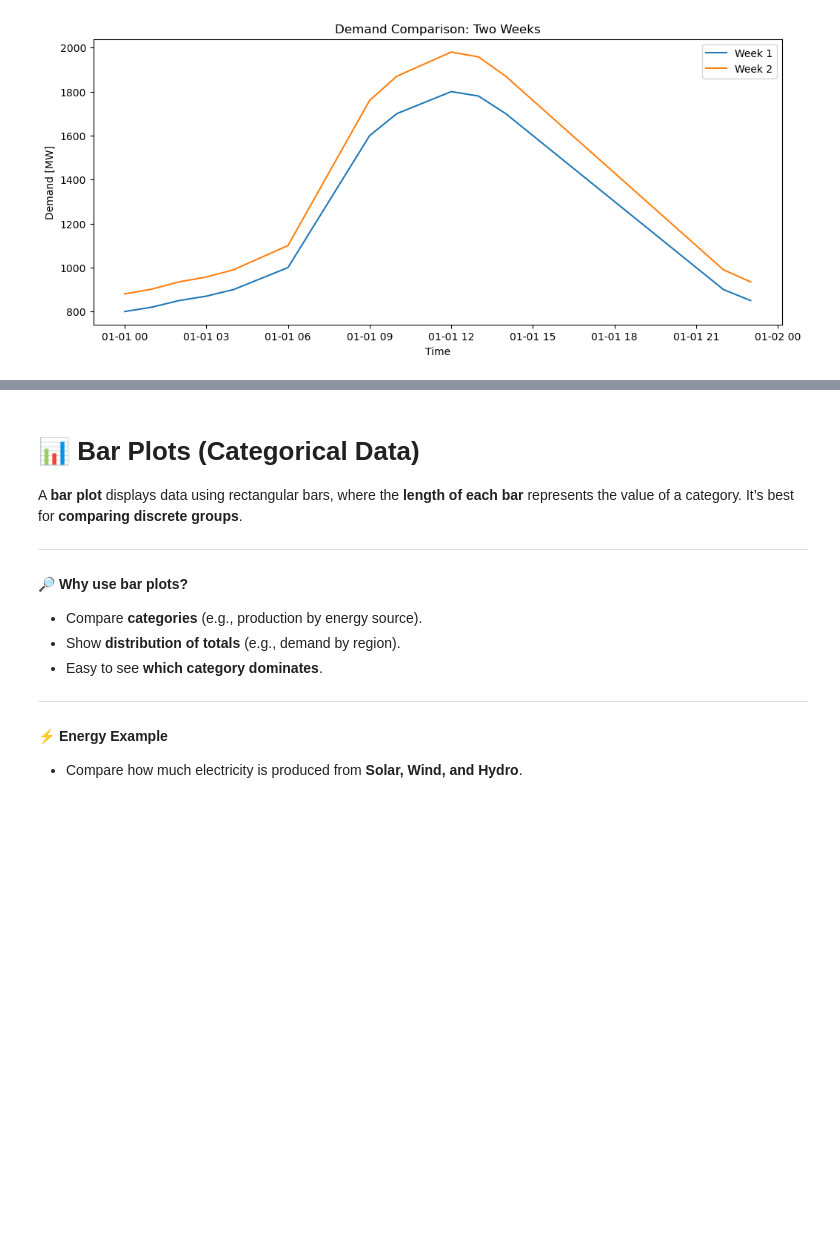
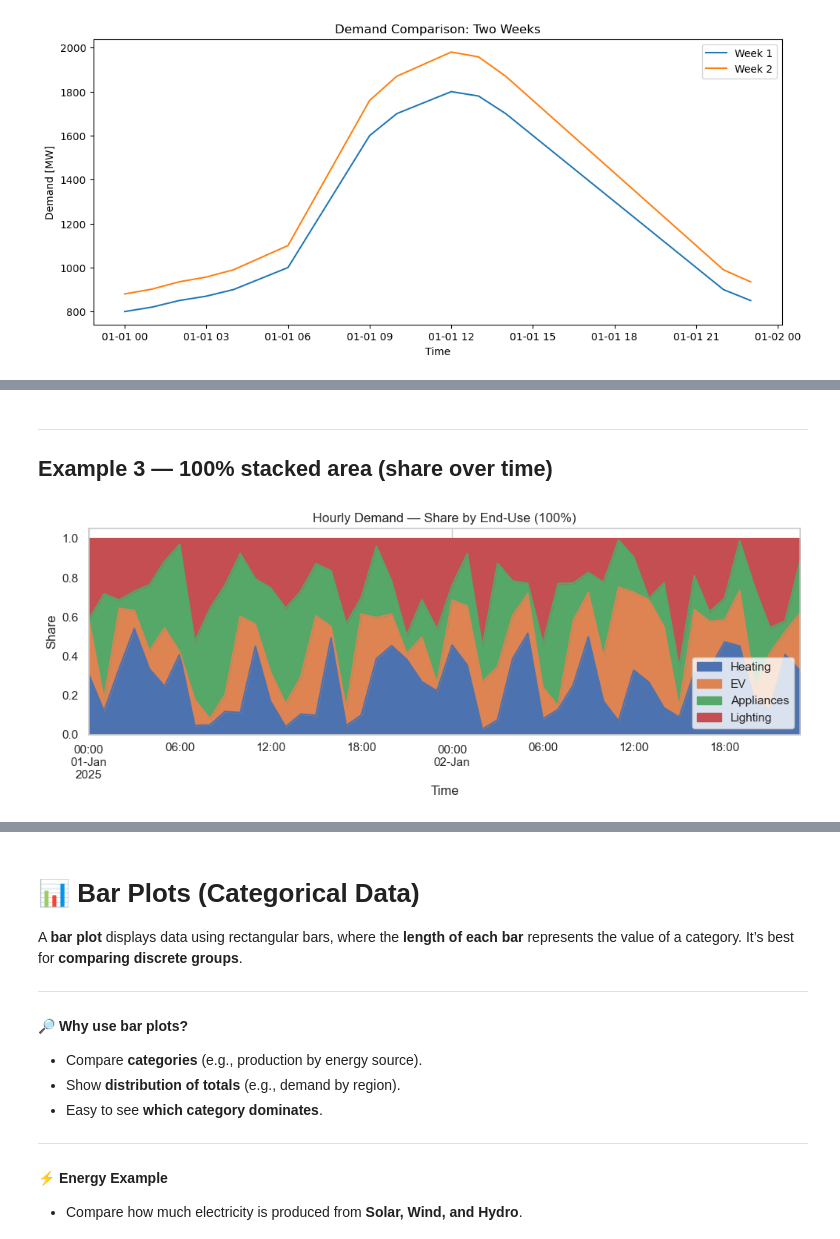
Before and after one commit to drmatson/energy_informatics, a Jupyter notebook: 05_visualization.ipynb, the cells around one changed output, grey strips where cells are left out. Saved outputs shown, nothing was run; the diff lists cells and outputs as text; code cells hidden in the pictures; blank space fills up the shorter version.

```diff
--- a/05_visualization.ipynb
+++ b/05_visualization.ipynb
@@ -102,0 +156,14 @@ plt.show()
+# %% [markdown]
+---
+
+## Example 3 — 100% stacked area (share over time)
+# %%
+shares = (wide.T / wide.sum(axis=1)).T.fillna(0.0)
+ax = shares.plot(kind='area', stacked=True, figsize=(10, 4))
+ax.set_title('Hourly Demand — Share by End-Use (100%)')
+ax.set_xlabel('Time')
+ax.set_ylabel('Share')
+plt.tight_layout()
+plt.show()
+# %% [output]
+[figure, added]
```
Also changed, not shown: parts of 65 cells of this notebook, 1 other file.
